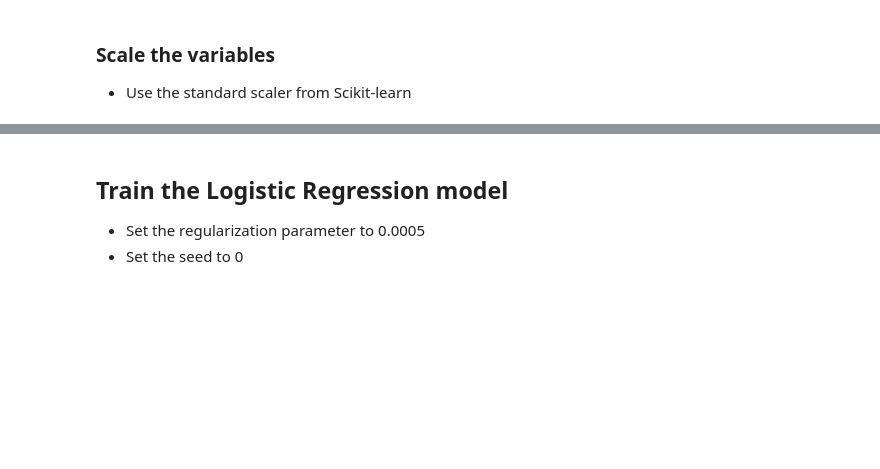
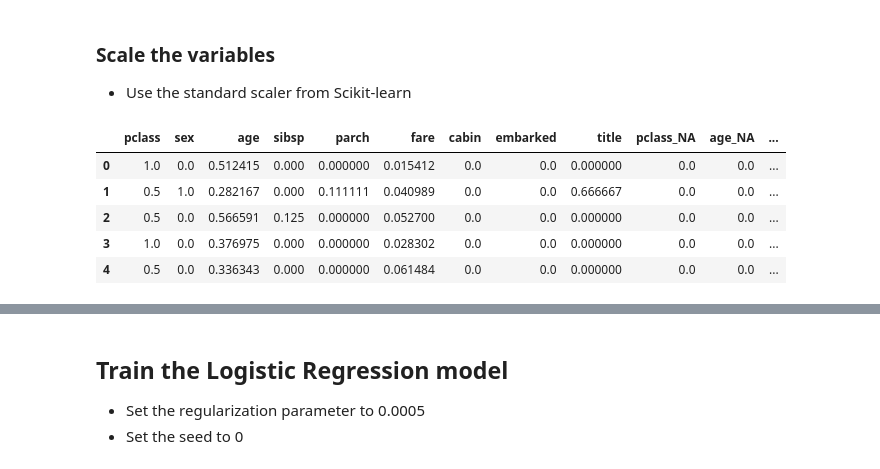
Before and after one commit to anupriyadhiman/MLops, a Jupyter notebook: Session_3_ML_Pipeline/titanic-assignment/01-predicting-survival-titanic-assignement.ipynb, the cells around one changed output, grey strips where cells are left out. Cells and saved outputs as stored; diff of their text form; code cells hidden in the pictures; blank space fills up the shorter version.

```diff
--- a/Session_3_ML_Pipeline/titanic-assignment/01-predicting-survival-titanic-assignement.ipynb
+++ b/Session_3_ML_Pipeline/titanic-assignment/01-predicting-survival-titanic-assignement.ipynb
@@ -248,10 +248,18 @@ X_train[var].isnull().sum()
 
 - remove labels present in less than 5 % of the passengers
 # %%
-# remove labels present in less than 5 % of the passengers
+def find_frequent_labels(data, var, rare_perc):
+    data = data.copy()
+    tmp = data.groupby(var)[var].count() / len(data)
+    return tmp[tmp > rare_perc].index
 
-for var in vars_cat:
-    temp = X_train.groupby(var)[var].count()/len(X_train)
-    temp_df = temp[temp>0.05].index
-    X_train[var] = np.where(X_train[var].isin(temp_df), X_train[var], 'Rare')
-    X_test[var] = np.where(X_test[var].isin(temp_df), X_test[var], 'Rare')
+for var in X_train[vars_cat]:
+    frequent_ls = find_frequent_labels(X_train, var, 0.05)
+    print(var, frequent_ls)
+    print()
+
+    X_train[var] = np.where(X_train[var].isin(
+        frequent_ls), X_train[var], 'Rare')
+
+    X_test[var] = np.where(X_test[var].isin(
+        frequent_ls), X_test[var], 'Rare')
@@ -266,0 +320,9 @@ for var in vars_cat:
+# %%
+X_test.head()
+# %% [output]
+|  | pclass | sex | age | sibsp | parch | fare | cabin | embarked | title | pclass_NA | age_NA | ... |
+| 0 | 1.0 | 0.0 | 0.512415 | 0.000 | 0.000000 | 0.015412 | 0.0 | 0.0 | 0.000000 | 0.0 | 0.0 | ... |
+| 1 | 0.5 | 1.0 | 0.282167 | 0.000 | 0.111111 | 0.040989 | 0.0 | 0.0 | 0.666667 | 0.0 | 0.0 | ... |
+| 2 | 0.5 | 0.0 | 0.566591 | 0.125 | 0.000000 | 0.052700 | 0.0 | 0.0 | 0.000000 | 0.0 | 0.0 | ... |
+| 3 | 1.0 | 0.0 | 0.376975 | 0.000 | 0.000000 | 0.028302 | 0.0 | 0.0 | 0.000000 | 0.0 | 0.0 | ... |
+| 4 | 0.5 | 0.0 | 0.336343 | 0.000 | 0.000000 | 0.061484 | 0.0 | 0.0 | 0.000000 | 0.0 | 0.0 | ... |
```
Also changed, not shown: parts of 10 cells of this notebook, 2 other files.
